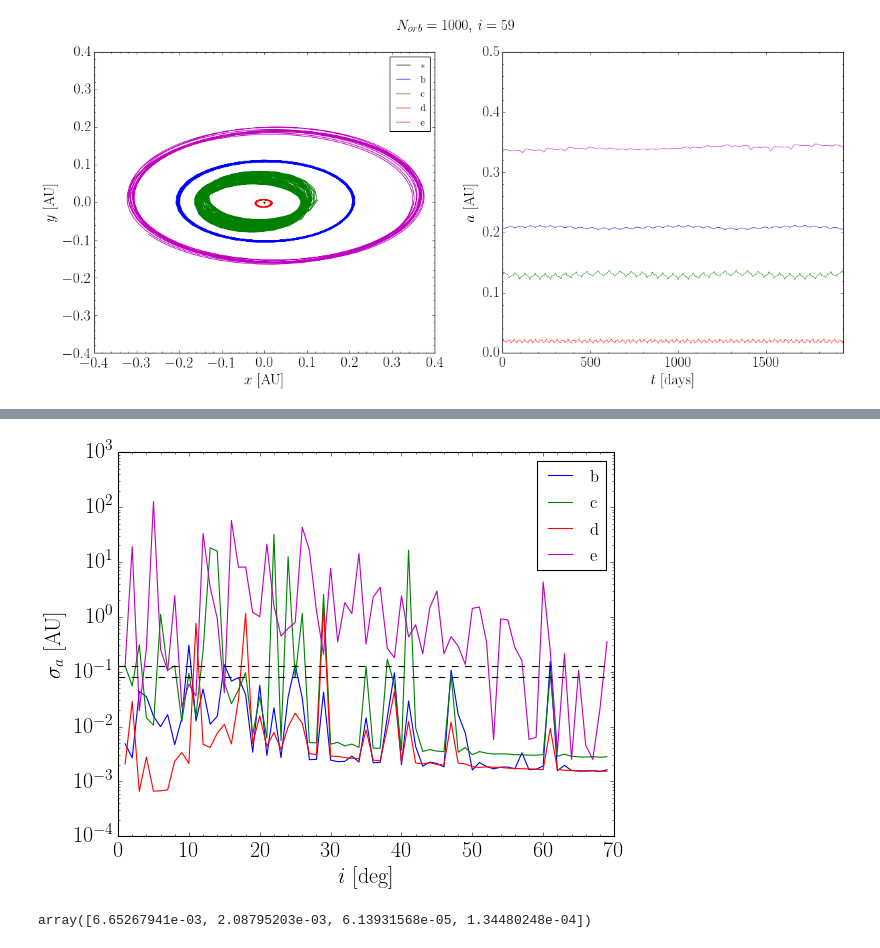
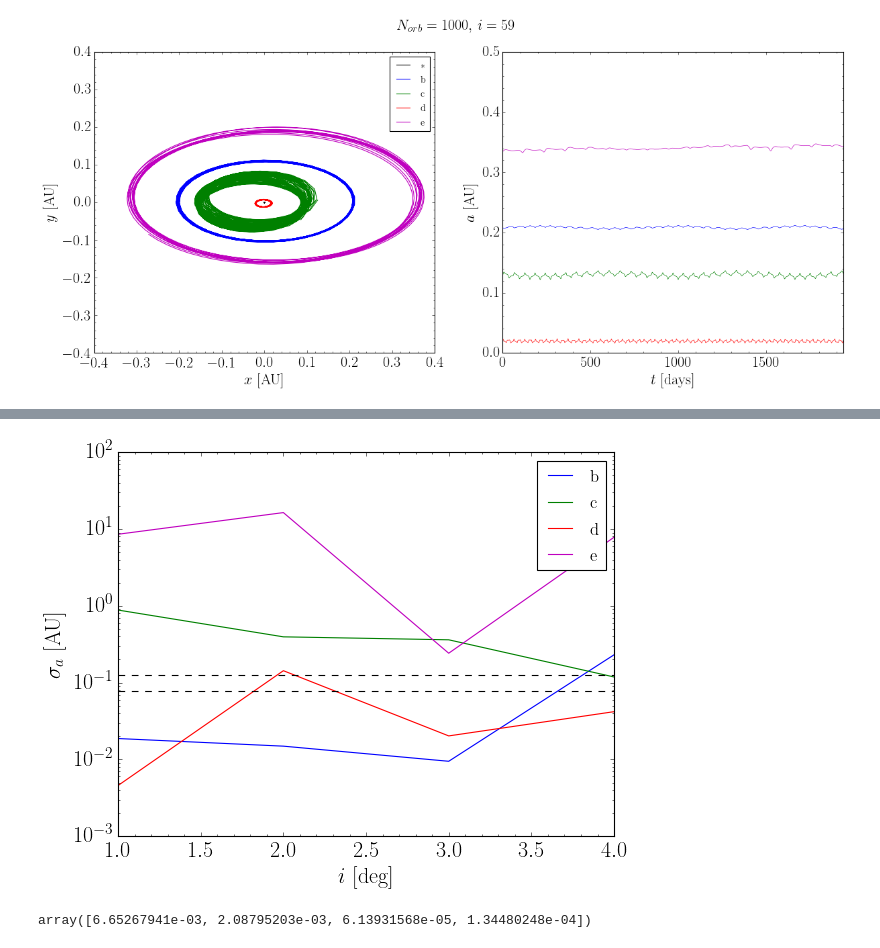
Before and after one commit to jbirky/exoplanet_models, a Jupyter notebook: transit_timing_variation.ipynb, the cells around one changed output, grey strips where cells are left out. Cells and saved outputs as stored; diff of their text form; code cells hidden in the pictures.

```diff
--- a/transit_timing_variation.ipynb
+++ b/transit_timing_variation.ipynb
@@ -135,12 +141,14 @@ plot_orbit(x_sim, y_sim, a_sim, times, save=False)
 # Calculate orbits for a grid of inclinations
 # ========================
 
-torb = P[3]
+inc_rng = [1,50]
+torb = P[2]
 Norb = 1000
 Noutputs = 1000
 times = np.linspace(0, Norb*torb, Noutputs)
+test_inc = np.arange(inc_rng[0], inc_rng[1], 1)
 
-for inc_d in tqdm.tqdm(range(67,90)):
+for inc_d in tqdm.tqdm(test_inc):
     x_sim, y_sim, vz_sim, a_sim, w_sim, e_sim = calculate_orbit(torb, inc_d, times, save=True)
-    plot_orbit(x_sim, y_sim, a_sim, times, show=False)
+    plot_orbit(x_sim, y_sim, a_sim, times, show=False);
 # %% [output]
@@ -152,32 +159,32 @@ KeyboardInterrupt:
 # %%
 # ========================
 # Load semi-major axis saved results
 # ========================
 
 a_std = []
-for inc_d in range(1,70):
+for inc_d in test_inc:
     a_sim = np.load(f'results/N1000_i{inc_d}_a.npy')
     a_std.append(np.std(a_sim, axis=0))
 a_std = np.array(a_std).T
 
 # ========================
 # Plot standard deviation of semi-major axis vs inclination
 # ========================
 
 for k in range(1,N+1):
-    plt.plot(np.arange(1,70), a_std[k], color=colors[k], label=f'{names[k]}')
+    plt.plot(test_inc, a_std[k], color=colors[k], label=f'{names[k]}')
 plt.axhline(min(np.diff(np.sort(a))), color='k', linestyle='--')
 plt.axhline(max(np.diff(np.sort(a))), color='k', linestyle='--')
 plt.ylabel(r'$\sigma_{a}$ [AU]')
 plt.xlabel(r'$i$ [deg]')
 # plt.ylim(0,.5)
 plt.yscale('log')
 plt.legend(loc='upper right', fontsize=15)
 plt.minorticks_on()
 plt.savefig('plots/std_a.png')
 plt.show()
 # %% [output]
-[figure, old version]
+[figure, new version]
 # %%
 m*np.sin(i)/np.sin(12*math.pi/180)
 # %% [output]
```
Also changed, not shown: parts of 2 cells of this notebook.
